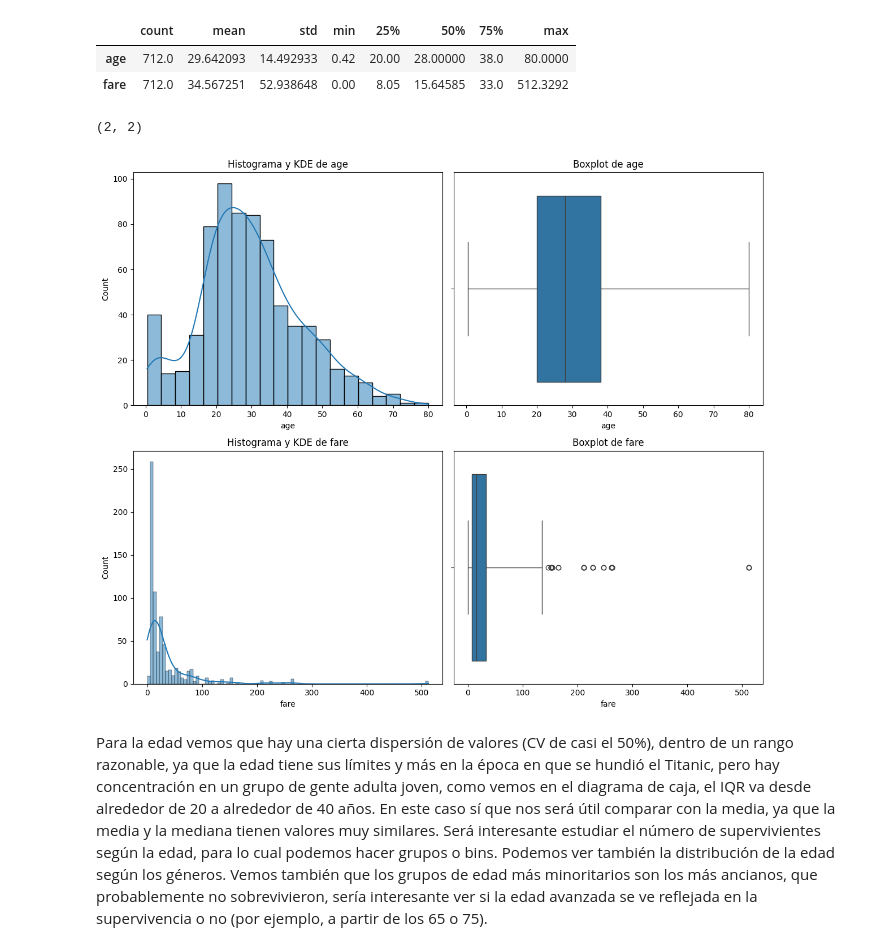
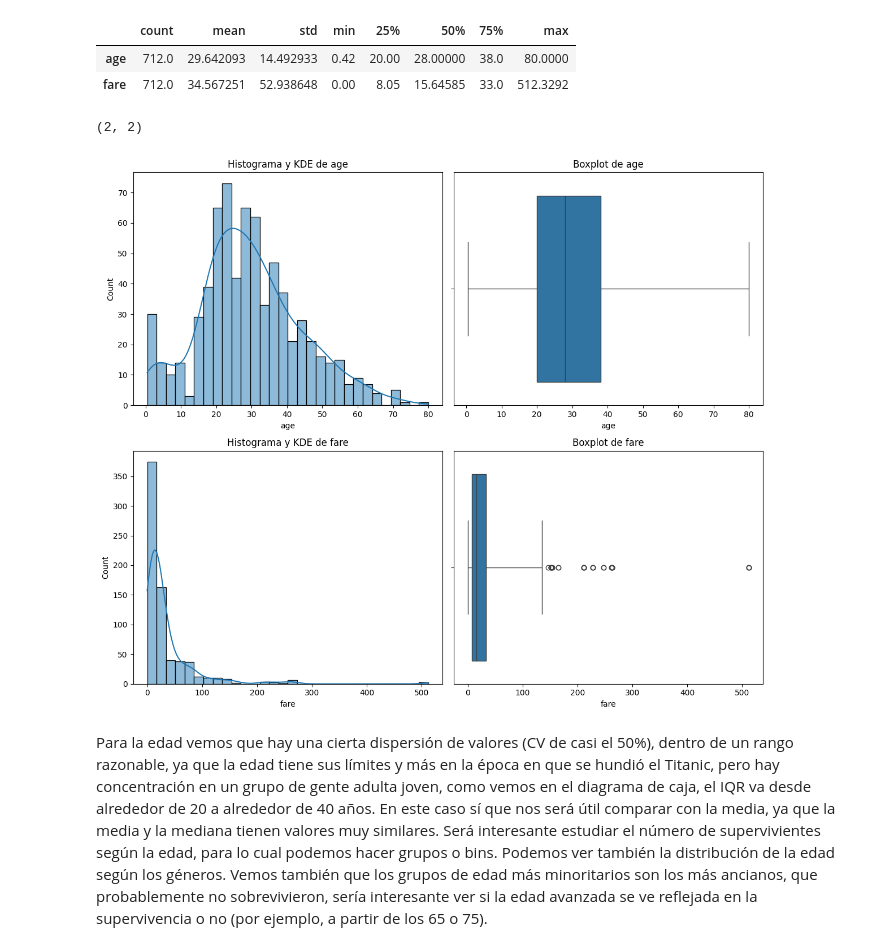
Before and after one commit to DarioRuizGon/ONLINE_DS_THEBRIDGE_DARIO, a Jupyter notebook: Sprint_7/Unidad_1/18_Practica_Obligatoria_Univariante.ipynb, the cells around one changed output. Drawn from its saved outputs; the diff is of its cells as text; code cells hidden in the pictures.

```diff
--- a/Sprint_7/Unidad_1/18_Practica_Obligatoria_Univariante.ipynb
+++ b/Sprint_7/Unidad_1/18_Practica_Obligatoria_Univariante.ipynb
@@ -442,10 +442,10 @@ df_titanic.describe()[["age", "fare"]].T
 | age | 712.0 | 29.642093 | 14.492933 | 0.42 | 20.00 | 28.00000 | 38.0 | 80.0000 |
 | fare | 712.0 | 34.567251 | 52.938648 | 0.00 | 8.05 | 15.64585 | 33.0 | 512.3292 |
 # %%
-plot_combined_graphs(df_titanic, ["age", "fare"], whisker_width=4.5)
+plot_combined_graphs(df_titanic, ["age", "fare"], whisker_width=4.5, bins = 30)
 # %% [output]
 (2, 2)
-[figure, old version]
+[figure, new version]
 # %% [markdown]
 Para la edad vemos que hay una cierta dispersión de valores (CV de casi el 50%), dentro de un rango razonable, ya que la edad tiene sus límites y más en la época en que se hundió el Titanic, pero hay concentración en un grupo de gente adulta joven, como vemos en el diagrama de caja, el IQR va desde alrededor de 20 a alrededor de 40 años. En este caso sí que nos será útil comparar con la media, ya que la media y la mediana tienen valores muy similares. Será interesante estudiar el número de supervivientes según la edad, para lo cual podemos hacer grupos o bins. Podemos ver también la distribución de la edad según los géneros. Vemos también que los grupos de edad más minoritarios son los más ancianos, que probablemente no sobrevivieron, sería interesante ver si la edad avanzada se ve reflejada en la supervivencia o no (por ejemplo, a partir de los 65 o 75).
 # %% [markdown]
```
Also changed, not shown: parts of 4 cells of this notebook, 5 other files.
